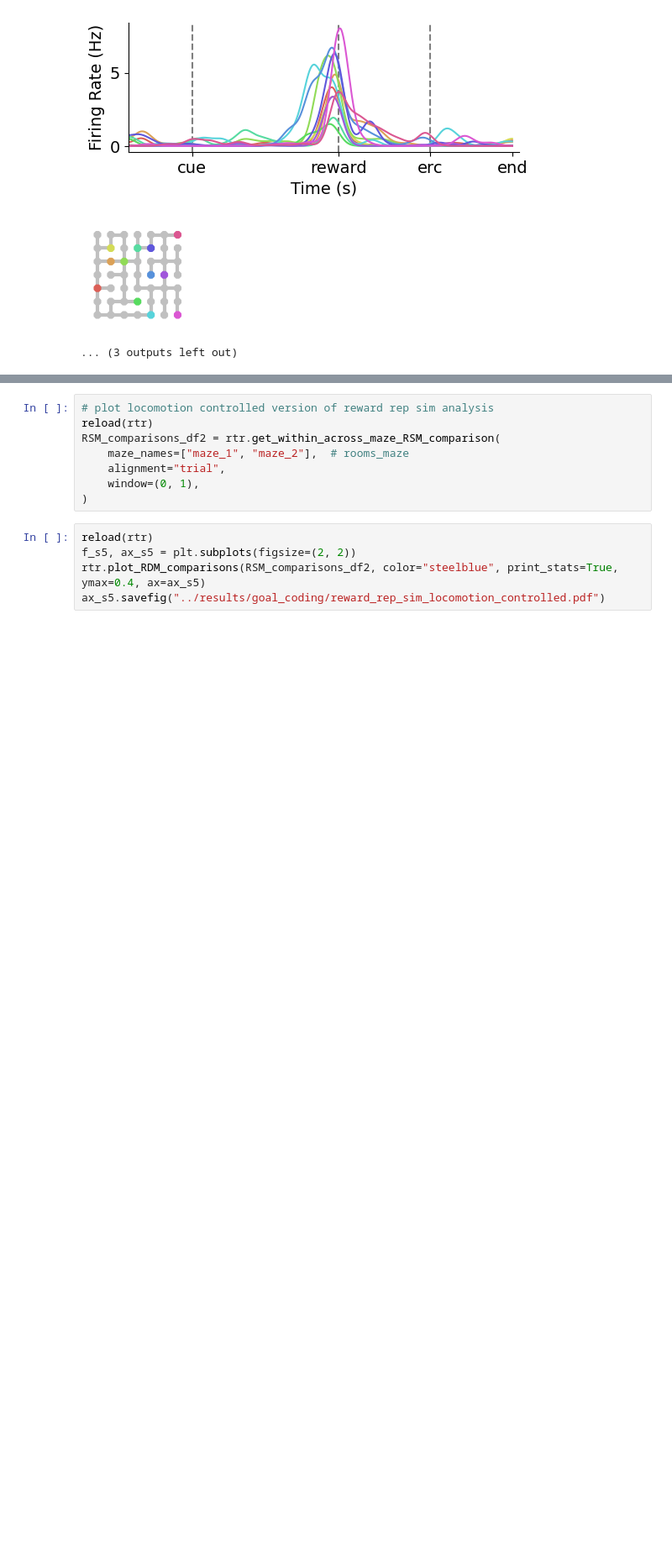
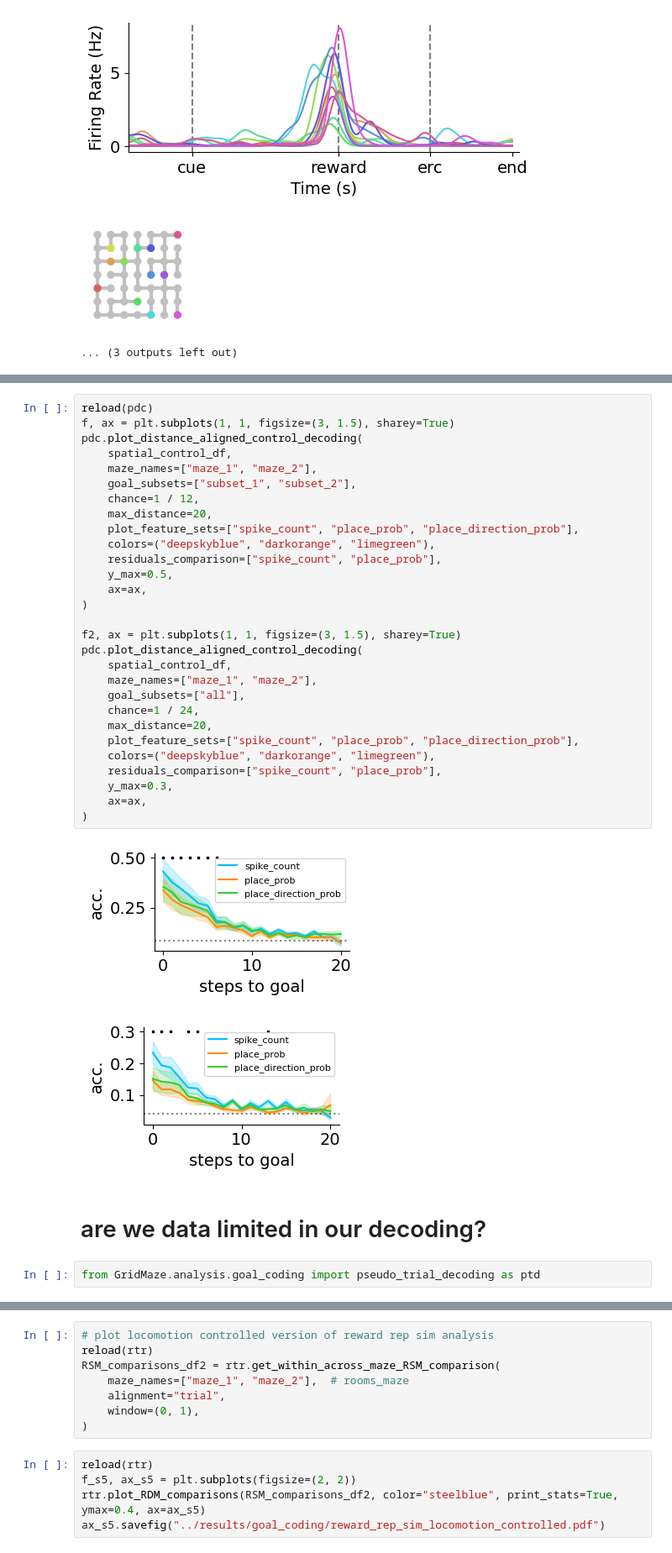
Before and after one commit to peterdoohan/GridMaze-mFC, a Jupyter notebook: Notebooks/goal_coding.ipynb, the cells around one changed output, grey strips where cells are left out. Shown at 84% size. Saved outputs shown, nothing was run; the diff lists cells and outputs as text; blank space fills up the shorter version.

```diff
--- a/Notebooks/goal_coding.ipynb
+++ b/Notebooks/goal_coding.ipynb
@@ -112,0 +200,36 @@ ddg.plot_cross_subject_rate_of_change_of_distance_to_goal(ax=ax2, window_length=
+# %%
+reload(pdc)
+f, ax = plt.subplots(1, 1, figsize=(3, 1.5), sharey=True)
+pdc.plot_distance_aligned_control_decoding(
+    spatial_control_df,
+    maze_names=["maze_1", "maze_2"],
+    goal_subsets=["subset_1", "subset_2"],
+    chance=1 / 12,
+    max_distance=20,
+    plot_feature_sets=["spike_count", "place_prob", "place_direction_prob"],
+    colors=("deepskyblue", "darkorange", "limegreen"),
+    residuals_comparison=["spike_count", "place_prob"],
+    y_max=0.5,
+    ax=ax,
+)
+
+f2, ax = plt.subplots(1, 1, figsize=(3, 1.5), sharey=True)
+pdc.plot_distance_aligned_control_decoding(
+    spatial_control_df,
+    maze_names=["maze_1", "maze_2"],
+    goal_subsets=["all"],
+    chance=1 / 24,
+    max_distance=20,
+    plot_feature_sets=["spike_count", "place_prob", "place_direction_prob"],
+    colors=("deepskyblue", "darkorange", "limegreen"),
+    residuals_comparison=["spike_count", "place_prob"],
+    y_max=0.3,
+    ax=ax,
+)
+# %% [output]
+[figure, added]
+[figure, added]
+# %% [markdown]
+# are we data limited in our decoding?
+# %%
+from GridMaze.analysis.goal_coding import pseudo_trial_decoding as ptd
```
Also changed, not shown: parts of 25 cells of this notebook, 3 other files.
